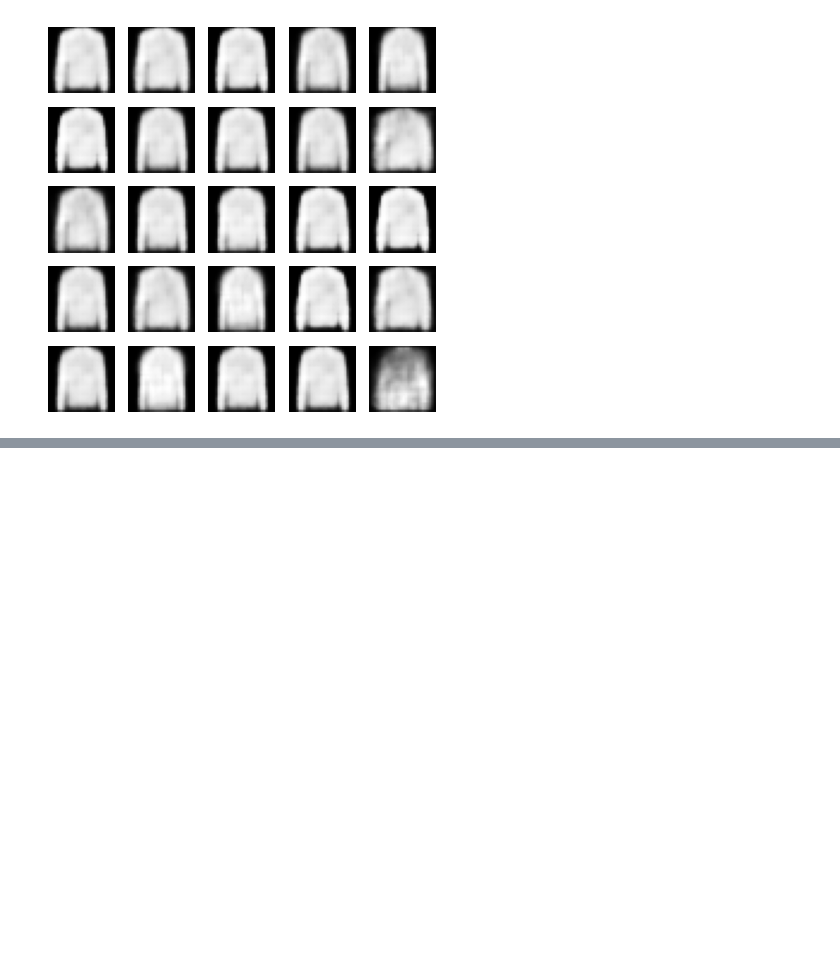
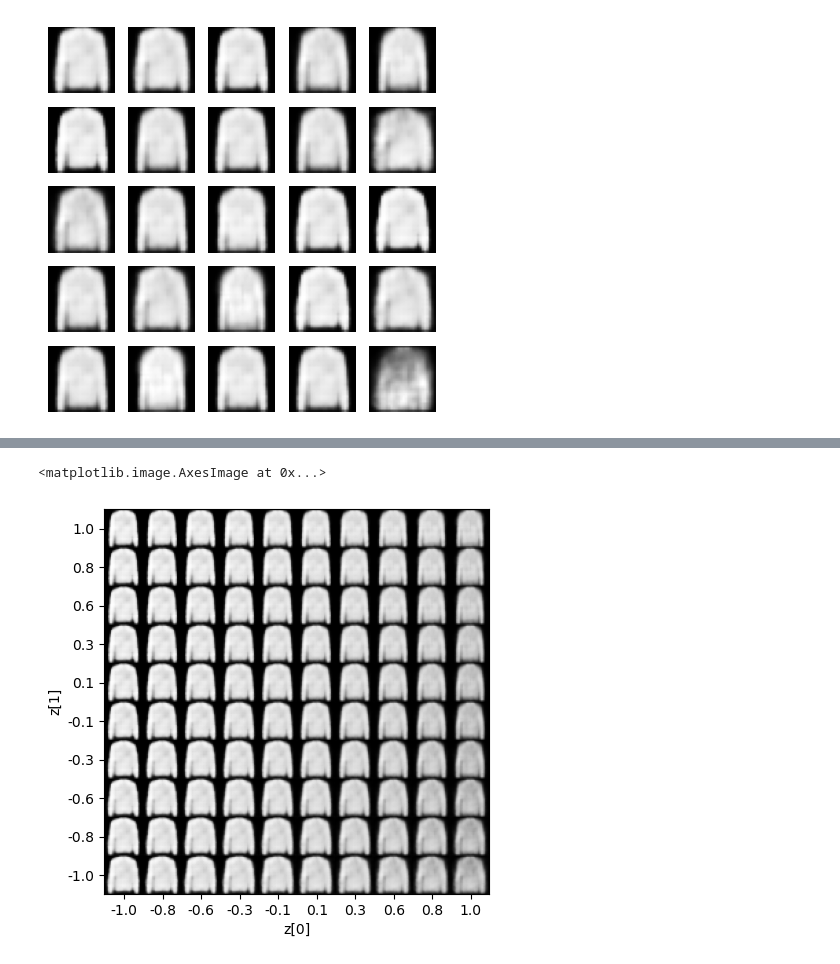
Before and after one commit to hannahabraham/ai-ml-pgp-projects-handson, a Jupyter notebook: gen-ai/VariationalAutoEncoders-Handson.ipynb, the cells around one changed output, grey strips where cells are left out. Drawn from its saved outputs; the diff is of its cells as text; code cells hidden in the pictures; blank space fills up the shorter version.

```diff
--- a/gen-ai/VariationalAutoEncoders-Handson.ipynb
+++ b/gen-ai/VariationalAutoEncoders-Handson.ipynb
@@ -264,3 +264,30 @@ for i in np.arange(0, n, 1):
 1/1 ━━━━━━━━━━━━━━━━━━━━ 0s 39ms/step
 1/1 ━━━━━━━━━━━━━━━━━━━━ 0s 41ms/step
 [figure]
+# %%
+# Plot the 2D latent space and visualize the corresponding images in the space for a fixed resolution
+n_images = 10
+figure_size = 5
+figure = np.zeros((28 * n_images, 28 * n_images))
+grid_x = np.linspace(-1, 1, n_images)
+grid_y = np.linspace(-1, 1, n_images)[::-1]
+
+for i, yi in enumerate(grid_y):
+    for j, xi in enumerate(grid_x):
+        z_sample = np.array([[xi, yi]])
+        X_new = vae.decoder.predict(z_sample)
+        X_new = X_new[0].reshape(28, 28)
+        figure[i * 28 : (i + 1) * 28, j * 28 : (j + 1) * 28] = X_new
+
+plt.figure(figsize = (figure_size, figure_size))
+start_range = 28 // 2
+end_range = n_images * 28 + start_range
+pixel_range = np.arange(start_range, end_range, 28)
+sample_range_x = np.round(grid_x, 1)
+sample_range_y = np.round(grid_y, 1)
+plt.xticks(pixel_range, sample_range_x)
+plt.yticks(pixel_range, sample_range_y)
+plt.xlabel('z[0]')
+plt.ylabel('z[1]')
+plt.imshow(figure, cmap = 'gray')
+# %% [output]
@@ -266,0 +311,2 @@ for i in np.arange(0, n, 1):
+<matplotlib.image.AxesImage at 0x...>
+[figure, added]
```
Also changed, not shown: parts of 3 cells of this notebook.
